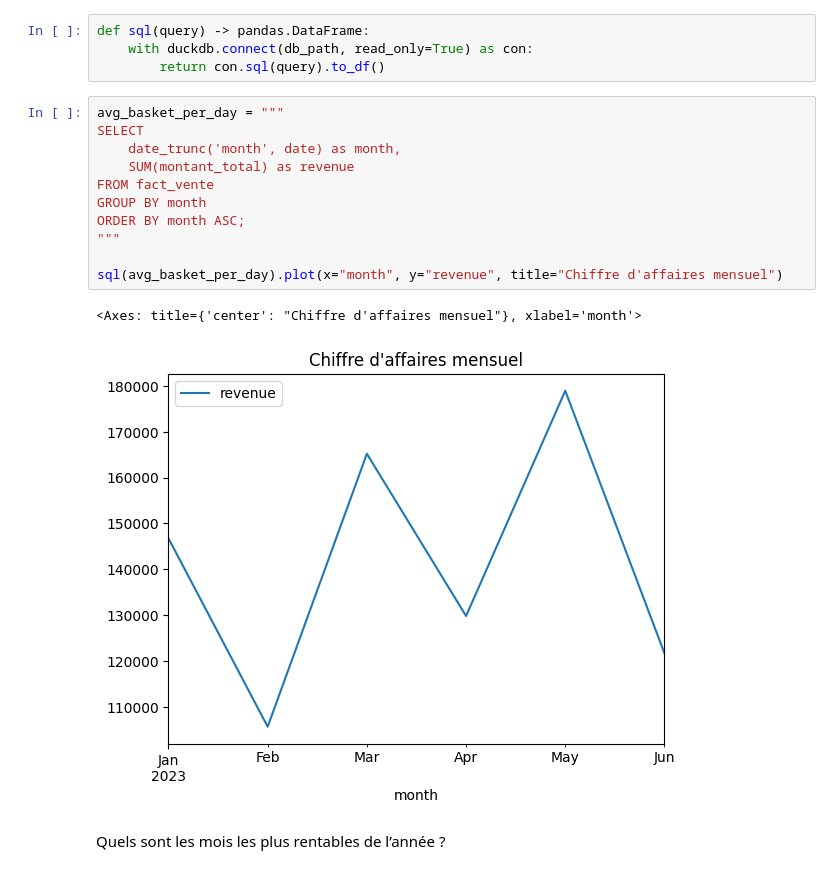
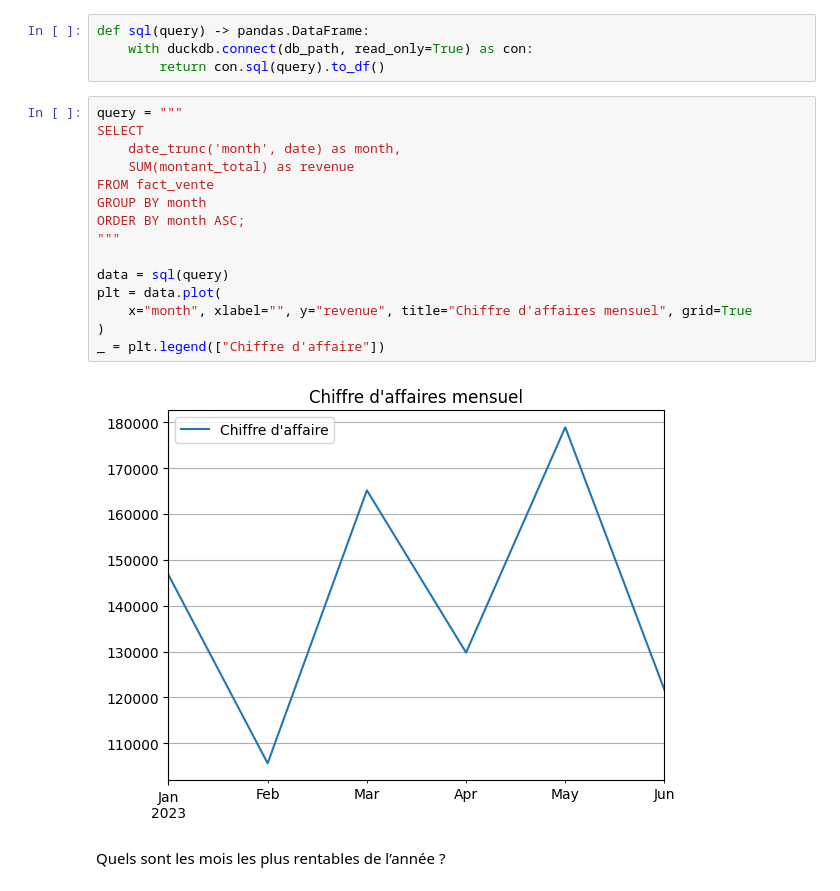
Before and after one commit to thomas-lefloch/spark_dbt, a Jupyter notebook: data_cleaning.ipynb, the cells around one changed output. Drawn from its saved outputs; the diff is of its cells as text.

```diff
--- a/data_cleaning.ipynb
+++ b/data_cleaning.ipynb
@@ -339,19 +339,22 @@ def sql(query) -> pandas.DataFrame:
     with duckdb.connect(db_path, read_only=True) as con:
         return con.sql(query).to_df()
 # %%
-avg_basket_per_day = """
+query = """
 SELECT
     date_trunc('month', date) as month,
     SUM(montant_total) as revenue
 FROM fact_vente
 GROUP BY month
 ORDER BY month ASC;
 """
 
-sql(avg_basket_per_day).plot(x="month", y="revenue", title="Chiffre d'affaires mensuel")
+data = sql(query)
+plt = data.plot(
+    x="month", xlabel="", y="revenue", title="Chiffre d'affaires mensuel", grid=True
+)
+_ = plt.legend(["Chiffre d'affaire"])
 # %% [output]
-<Axes: title={'center': "Chiffre d'affaires mensuel"}, xlabel='month'>
-[figure, old version]
+[figure, new version]
 # %% [markdown]
 Quels sont les mois les plus rentables de l’année ?
 # %%
```
Also changed, not shown: parts of 8 cells of this notebook.
